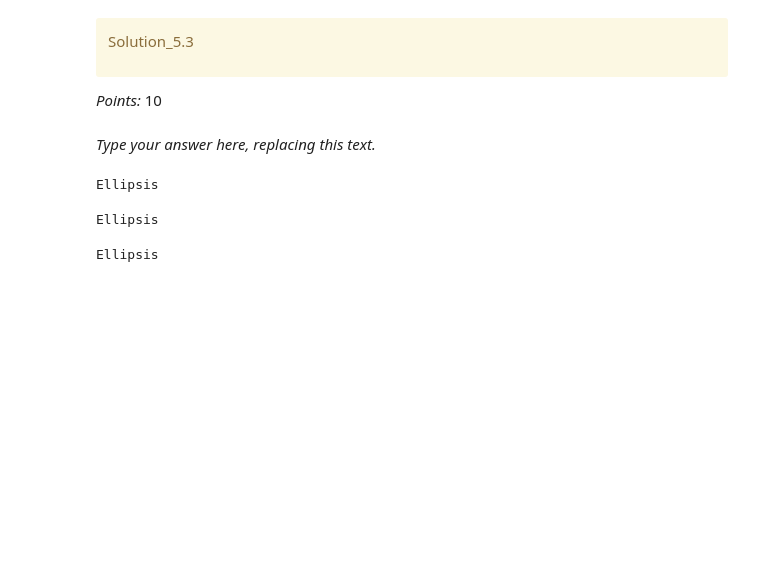
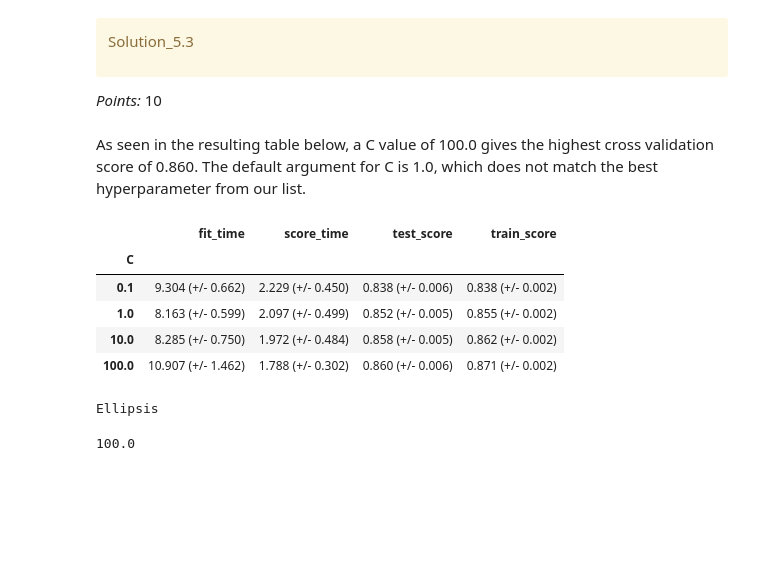
Before and after one commit to br-zhou/cs330hw3, a Jupyter notebook: hw3.ipynb, the cells around one changed output. Saved outputs shown, nothing was run; the diff lists cells and outputs as text; code cells hidden in the pictures; blank space fills up the shorter version.

```diff
--- a/hw3.ipynb
+++ b/hw3.ipynb
@@ -804,22 +808,38 @@ Solution_5.3
 </div>
 
 _Points:_ 10
-# %% [markdown]
-_Type your answer here, replacing this text._
+# %% [markdown]
+As seen in the resulting table below, a C value of 100.0 gives the highest cross validation score of 0.860. The default argument for C is 1.0, which does not match the best hyperparameter from our list.
+# %%
+svc_results_dict = {}
+
+for c in param_grid["C"]:
+    pipe = make_pipeline(preprocessor, SVC(C=c, random_state=123))
+    scores = mean_std_cross_val_scores(
+        pipe, X_train, y_train, cv=5, return_train_score=True
+    )
+
+    svc_results_dict[c] = scores
+
+results_df = pd.DataFrame(svc_results_dict).T
+results_df.index.name = "C"
+results_df
+# %% [output]
+|  | fit_time | score_time | test_score | train_score |
+| C |  |  |  |  |
+| 0.1 | 9.304 (+/- 0.662) | 2.229 (+/- 0.450) | 0.838 (+/- 0.006) | 0.838 (+/- 0.002) |
+| 1.0 | 8.163 (+/- 0.599) | 2.097 (+/- 0.499) | 0.852 (+/- 0.005) | 0.855 (+/- 0.002) |
+| 10.0 | 8.285 (+/- 0.750) | 1.972 (+/- 0.484) | 0.858 (+/- 0.005) | 0.862 (+/- 0.002) |
+| 100.0 | 10.907 (+/- 1.462) | 1.788 (+/- 0.302) | 0.860 (+/- 0.006) | 0.871 (+/- 0.002) |
 # %%
 ...
 # %% [output]
 Ellipsis
-# %%
-...
-# %% [output]
-Ellipsis
-# %%
-best_C = None
-
-...
-# %% [output]
-Ellipsis
+# %%
+best_C = 100.0
+best_C
+# %% [output]
+100.0
 # %% [markdown]
 <!-- END QUESTION -->
 
```
Also changed, not shown: parts of 5 cells of this notebook, 1 other file.
